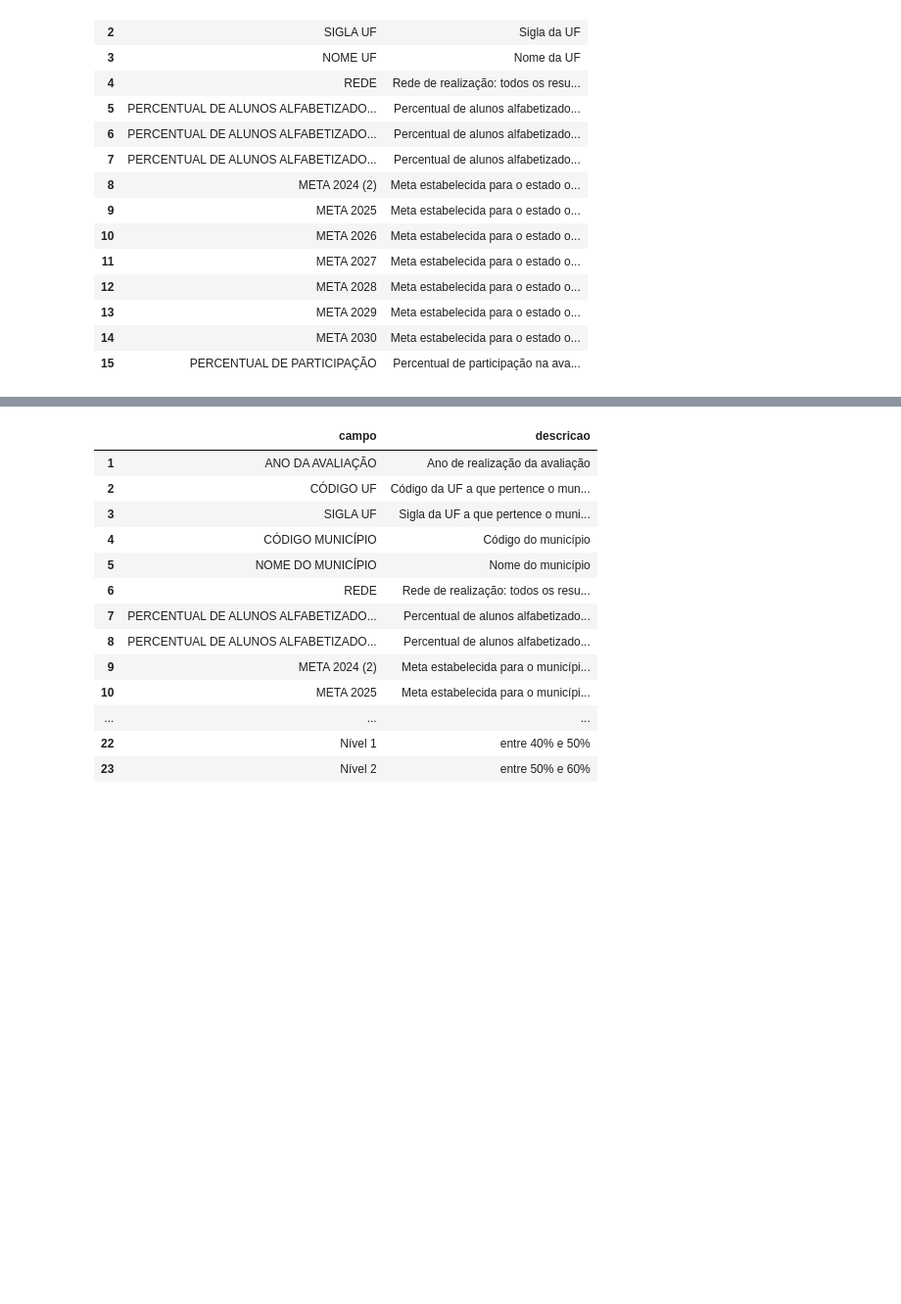
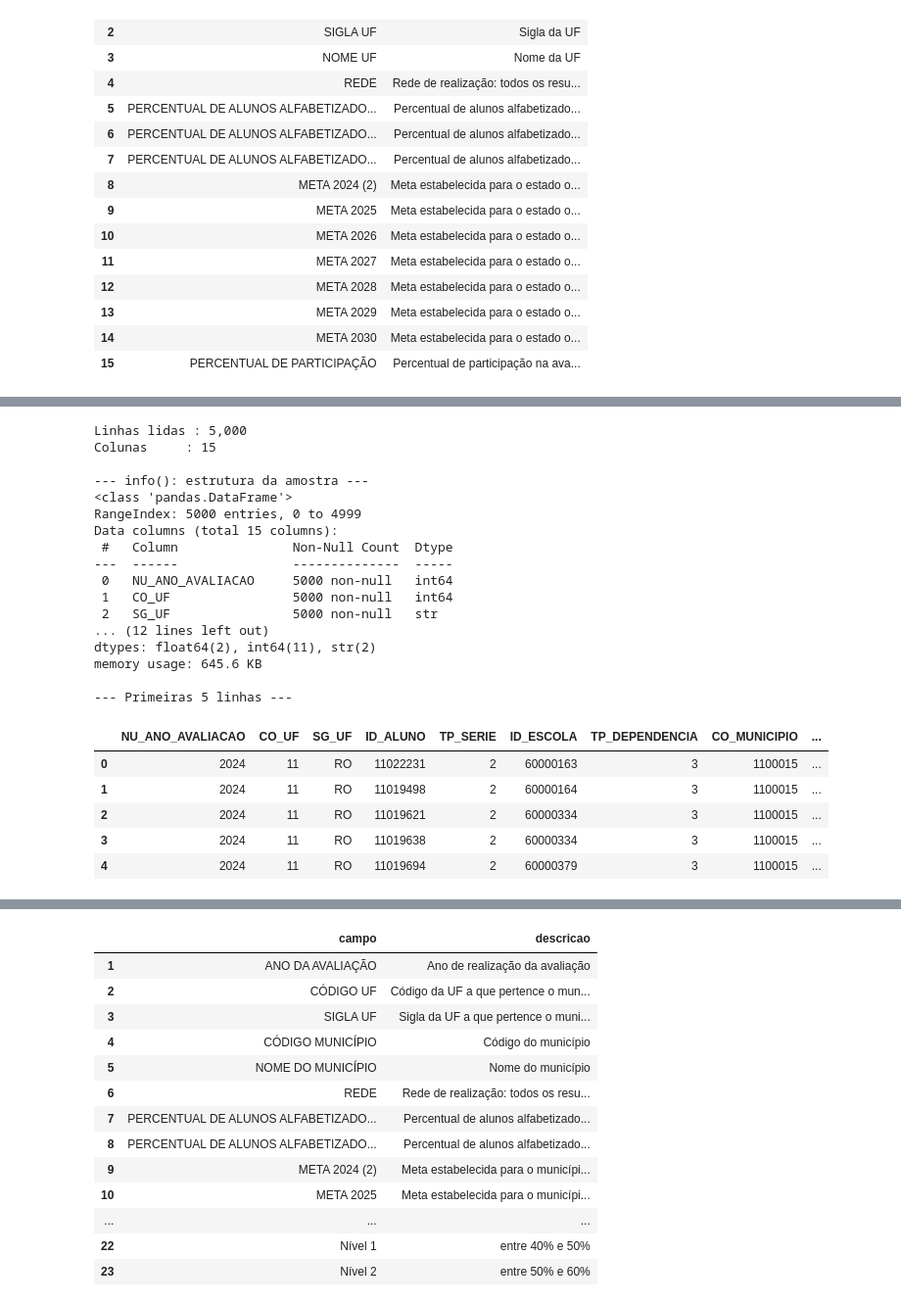
Before and after one commit to diego-nasc/postech-challenge-2, a Jupyter notebook: notebooks/01_exploracao.ipynb, the cells around one changed output, grey strips where cells are left out. Shown at 98% size. Cells and saved outputs as stored; diff of their text form; code cells hidden in the pictures; blank space fills up the shorter version.

```diff
--- a/notebooks/01_exploracao.ipynb
+++ b/notebooks/01_exploracao.ipynb
@@ -249 +644,59 @@ display(dic_uf)
+# %%
+# ============================================================
+# EXPLORAÇÃO DO ARQUIVO DE ALUNOS - 2024
+# ============================================================
+#
+# Carrega uma amostra do arquivo TS_ALUNO.csv de 2024 para inspeção
+# inicial de estrutura, tipos de dados e primeiras linhas.
+#
+# Como este arquivo possui grande volume de registros, a leitura
+# completa pode consumir muita memória, especialmente se outros anos
+# já tiverem sido carregados no notebook.
+#
+# ============================================================
+# LEITURA DO ARQUIVO
+# ============================================================
+
+caminho_aluno = EXTRAIDOS_DIR / "2024" / "TS_ALUNO.csv"
+
+# Lê apenas uma amostra para exploração inicial.
+# A leitura completa deve ficar para etapas de processamento em lote.
+df_aluno = pd.read_csv(caminho_aluno, nrows=5000, **PARAMS_LEITURA)
+
+# ============================================================
+# INSPEÇÃO INICIAL
+# ============================================================
+
+print(f"Linhas lidas : {len(df_aluno):,}")
+print(f"Colunas     : {df_aluno.shape[1]}")
+
+print("\n--- info(): estrutura da amostra ---")
+df_aluno.info()
+
+print("\n--- Primeiras 5 linhas ---")
+df_aluno.head()
+# %% [output]
+Linhas lidas : 5,000
+Colunas     : 15
+
+--- info(): estrutura da amostra ---
+<class 'pandas.DataFrame'>
+RangeIndex: 5000 entries, 0 to 4999
+Data columns (total 15 columns):
+ #   Column               Non-Null Count  Dtype
+---  ------               --------------  -----
+ 0   NU_ANO_AVALIACAO     5000 non-null   int64
+ 1   CO_UF                5000 non-null   int64
+ 2   SG_UF                5000 non-null   str
+... (12 lines left out)
+dtypes: float64(2), int64(11), str(2)
+memory usage: 645.6 KB
+
+--- Primeiras 5 linhas ---
+|  | NU_ANO_AVALIACAO | CO_UF | SG_UF | ID_ALUNO | TP_SERIE | ID_ESCOLA | TP_DEPENDENCIA | CO_MUNICIPIO | ... |
+| 0 | 2024 | 11 | RO | 11022231 | 2 | 60000163 | 3 | 1100015 | ... |
+| 1 | 2024 | 11 | RO | 11019498 | 2 | 60000164 | 3 | 1100015 | ... |
+| 2 | 2024 | 11 | RO | 11019621 | 2 | 60000334 | 3 | 1100015 | ... |
+| 3 | 2024 | 11 | RO | 11019638 | 2 | 60000334 | 3 | 1100015 | ... |
+| 4 | 2024 | 11 | RO | 11019694 | 2 | 60000379 | 3 | 1100015 | ... |
 # %%
```
Also changed, not shown: parts of 26 cells of this notebook, 9 other files.
